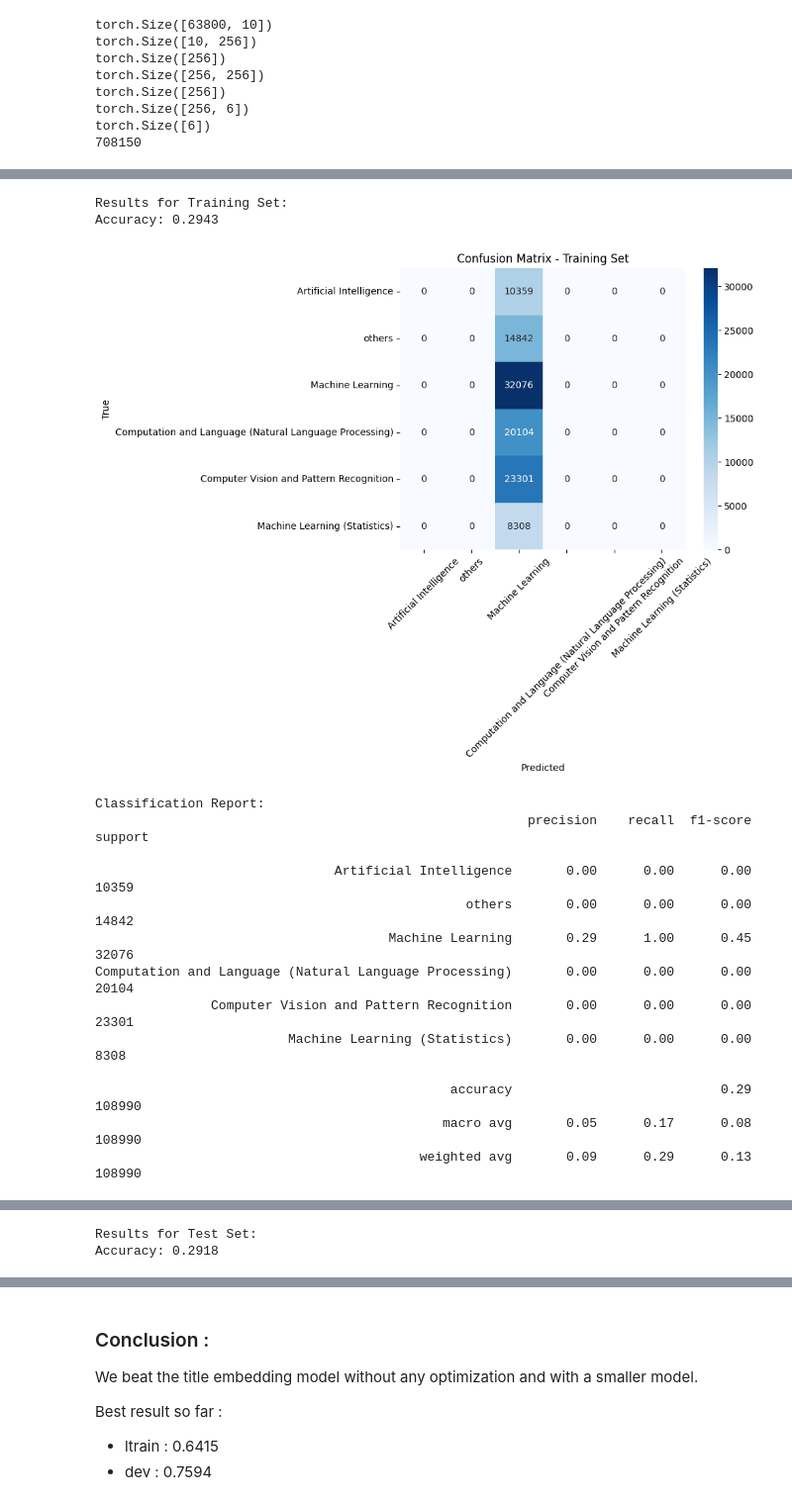
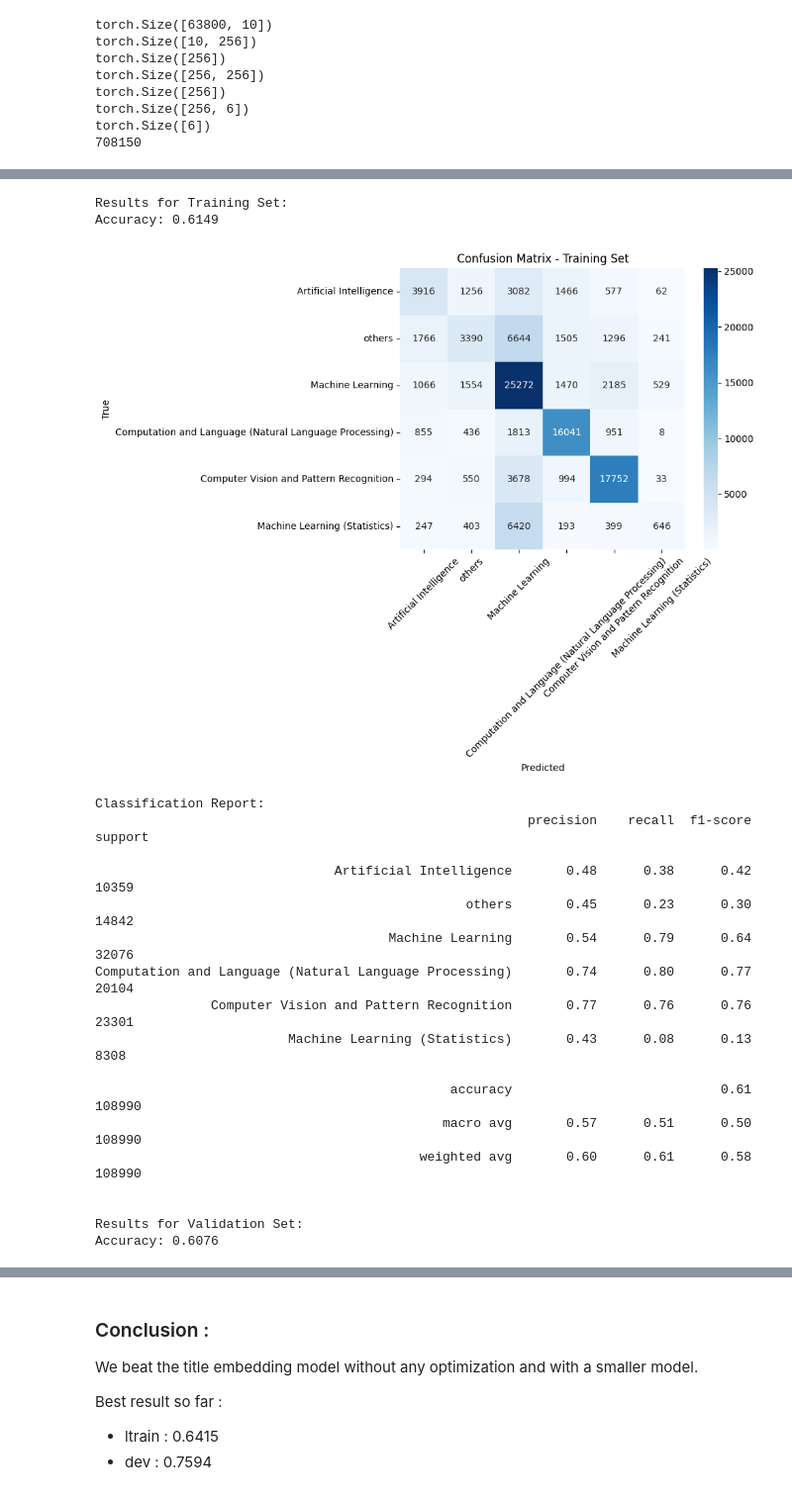
Before and after one commit to issagith/SciPaperClassifier, a Jupyter notebook: word_lvl_emb.ipynb, the cells around one changed output, grey strips where cells are left out. Shown at 99% size. Drawn from its saved outputs; the diff is of its cells as text; code cells hidden in the pictures.

```diff
--- a/word_lvl_emb.ipynb
+++ b/word_lvl_emb.ipynb
@@ -150,11 +150,9 @@ tensor([-0.1348, -0.5269, -0.2392, -0.3733,  0.4891, -1.1340,  0.5322,  0.2051,
          0.2361,  0.3842, -0.5527, -0.1262,  0.3440,  0.0170, -1.0906, -0.0365,
          0.3032,  0.3486, -0.9186,  0.4938,  0.2902, -0.4918])
 # %%
-
 def build_dataset(papers, n1, n2):
-    X = torch.arange(n1, n2)
-    Y = torch.tensor([ctoi[papers.iloc[i]["category"]] for i in range(n1,n2)])
-    #print(X.shape, Y.shape)
+    X = [papers.iloc[i]["title"] for i in range(n1, n2)]
+    Y = [ctoi[papers.iloc[i]["category"]] for i in range(n1, n2)]
     return X, Y
 # %%
 import random
@@ -338,7 +370,6 @@ plt.show()
 # %%
 # forward
-batch_titles = [itot[i.item()] for i in Xte]
-emb = titles_embbeding(batch_titles, C, pooling_type)
+emb = titles_embbeding(Xte, C, pooling_type)
 
 x = torch.tanh(emb @ W1 + b1)
 for W, b in zip(Ws, bs):
@@ -429,8 +460,7 @@ import seaborn as sns
 
 def evaluate_model(X, Y, split_name=""):
     # Forward pass
-    batch_titles = [itot[i.item()] for i in X]
-    emb = titles_embbeding(batch_titles, C, pooling_type)
+    emb = titles_embbeding(X, C, pooling_type)
     x = torch.tanh(emb @ W1 + b1)
     for W, b in zip(Ws, bs):
         x = torch.tanh(x @ W + b)
@@ -441,52 +471,56 @@ def evaluate_model(X, Y, split_name=""):
     predictions = torch.argmax(probs, dim=1)
 
     # Calculate accuracy
-    accuracy = accuracy_score(Y.numpy(), predictions.numpy())
+    accuracy = accuracy_score(Y, predictions.numpy())
 
     # Create confusion matrix
-    cm = confusion_matrix(Y.numpy(), predictions.numpy())
+    cm = confusion_matrix(Y, predictions.numpy())
 
     # Print results
     print(f"\nResults for {split_name}:")
     print(f"Accuracy: {accuracy:.4f}")
 
     # Plot confusion matrix
     plt.figure(figsize=(10,8))
     sns.heatmap(cm, annot=True, fmt='d', cmap='Blues',
                 xticklabels=[itoc[i] for i in range(len(categories))],
                 yticklabels=[itoc[i] for i in range(len(categories))])
     plt.title(f'Confusion Matrix - {split_name}')
     plt.xlabel('Predicted')
     plt.ylabel('True')
     plt.xticks(rotation=45)
     plt.tight_layout()
     plt.show()
 
     # Print classification report
     print("\nClassification Report:")
-    print(classification_report(Y.numpy(), predictions.numpy(),
+    print(classification_report(Y, predictions.numpy(),
                               target_names=[itoc[i] for i in range(len(categories))]))
 
     return accuracy, predictions
 
 # Evaluate on all splits
 train_acc, train_preds = evaluate_model(Xtr, Ytr, "Training Set")
 val_acc, val_preds = evaluate_model(Xdev, Ydev, "Validation Set")
 test_acc, test_preds = evaluate_model(Xte, Yte, "Test Set")
 # %% [output]
 Results for Training Set:
-Accuracy: 0.2943
+Accuracy: 0.6149
-[figure, old version]
+[figure, new version]
 Classification Report:
                                                         precision    recall  f1-score   support
 
-                               Artificial Intelligence       0.00      0.00      0.00     10359
-                                                others       0.00      0.00      0.00     14842
-                                      Machine Learning       0.29      1.00      0.45     32076
-Computation and Language (Natural Language Processing)       0.00      0.00      0.00     20104
-               Computer Vision and Pattern Recognition       0.00      0.00      0.00     23301
-                         Machine Learning (Statistics)       0.00      0.00      0.00      8308
+                               Artificial Intelligence       0.48      0.38      0.42     10359
+                                                others       0.45      0.23      0.30     14842
+                                      Machine Learning       0.54      0.79      0.64     32076
+Computation and Language (Natural Language Processing)       0.74      0.80      0.77     20104
+               Computer Vision and Pattern Recognition       0.77      0.76      0.76     23301
+                         Machine Learning (Statistics)       0.43      0.08      0.13      8308
 
-                                              accuracy                           0.29    108990
-                                             macro avg       0.05      0.17      0.08    108990
-                                          weighted avg       0.09      0.29      0.13    108990
+                                              accuracy                           0.61    108990
+                                             macro avg       0.57      0.51      0.50    108990
+                                          weighted avg       0.60      0.61      0.58    108990
+
+
+Results for Validation Set:
+Accuracy: 0.6076
@@ -509,2 +558,0 @@ Computation and Language (Natural Language Processing)       0.00      0.00
-Results for Test Set:
-Accuracy: 0.2918
```
Also changed, not shown: parts of 8 cells of this notebook.
